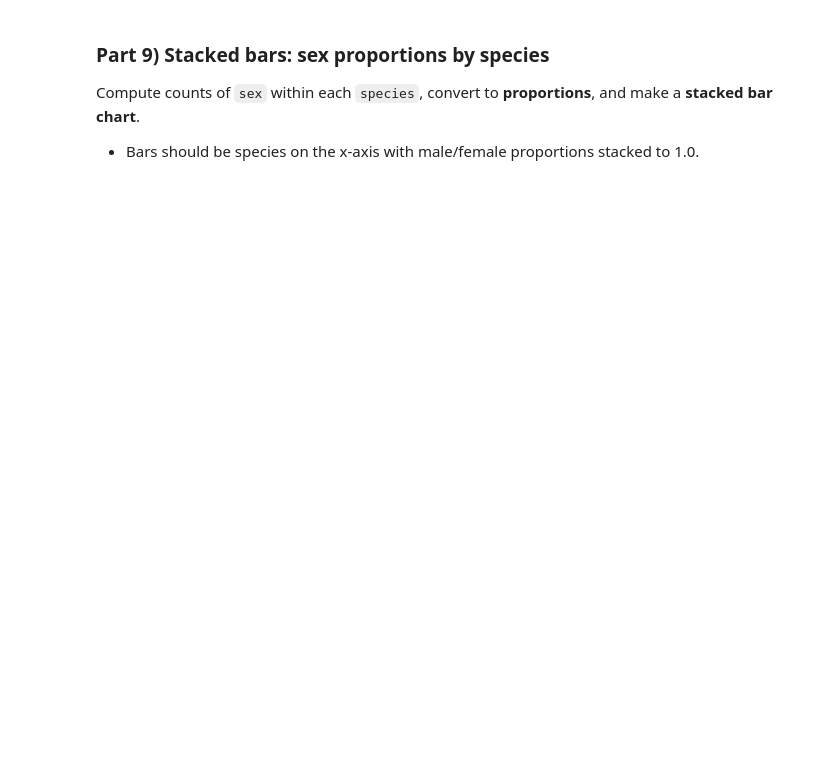
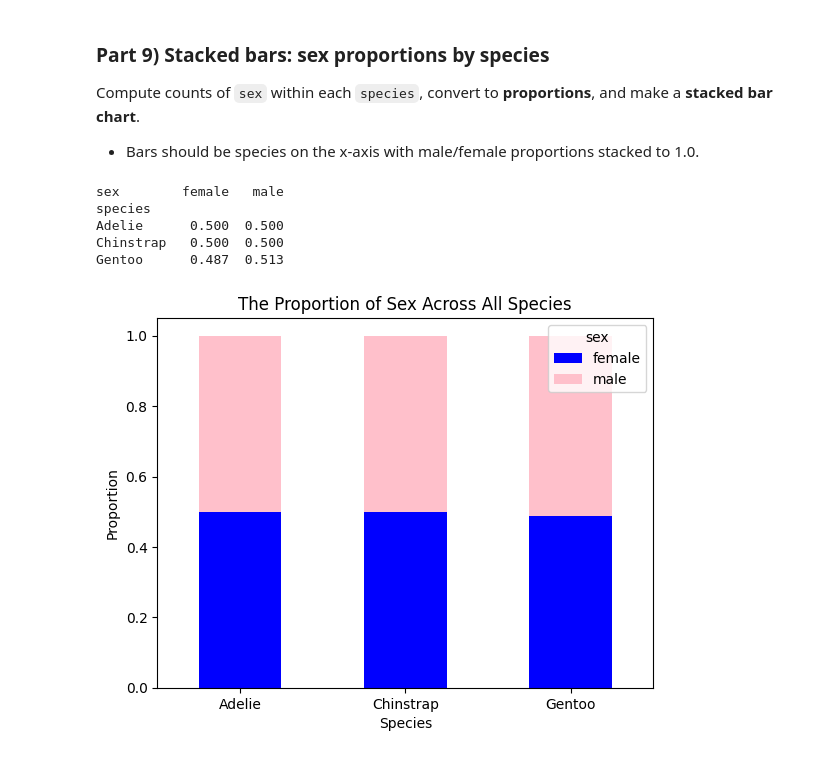
Before and after one commit to Phillyfanbert/26-spring-stats-21, a Jupyter notebook: homework/HW4/HW4_Penguins_Pandas.ipynb, the cells around one changed output. Saved outputs shown, nothing was run; the diff lists cells and outputs as text; code cells hidden in the pictures; blank space fills up the shorter version.

```diff
--- a/homework/HW4/HW4_Penguins_Pandas.ipynb
+++ b/homework/HW4/HW4_Penguins_Pandas.ipynb
@@ -217,3 +248,19 @@ Briefly compare the medians and spreads in 2–3 sentences in a markdown cell.
 Compute counts of `sex` within each `species`, convert to **proportions**, and make a **stacked bar chart**.
 
 - Bars should be species on the x‑axis with male/female proportions stacked to 1.0.
+# %%
+sex_count_within_species = penguins_clean.groupby('species')['sex'].value_counts(normalize=True).unstack()
+print(sex_count_within_species)
+sex_count_within_species.plot(kind='bar', stacked=True, color=['blue', 'pink'], legend = True)
+plt.title("The Proportion of Sex Across All Species")
+plt.xlabel("Species")
+plt.xticks(rotation=0)
+plt.ylabel("Proportion")
+plt.show()
+# %% [output]
+sex        female   male
+species
+Adelie      0.500  0.500
+Chinstrap   0.500  0.500
+Gentoo      0.487  0.513
+[figure, added]
```
Also changed, not shown: parts of 5 cells of this notebook, 1 other file.
